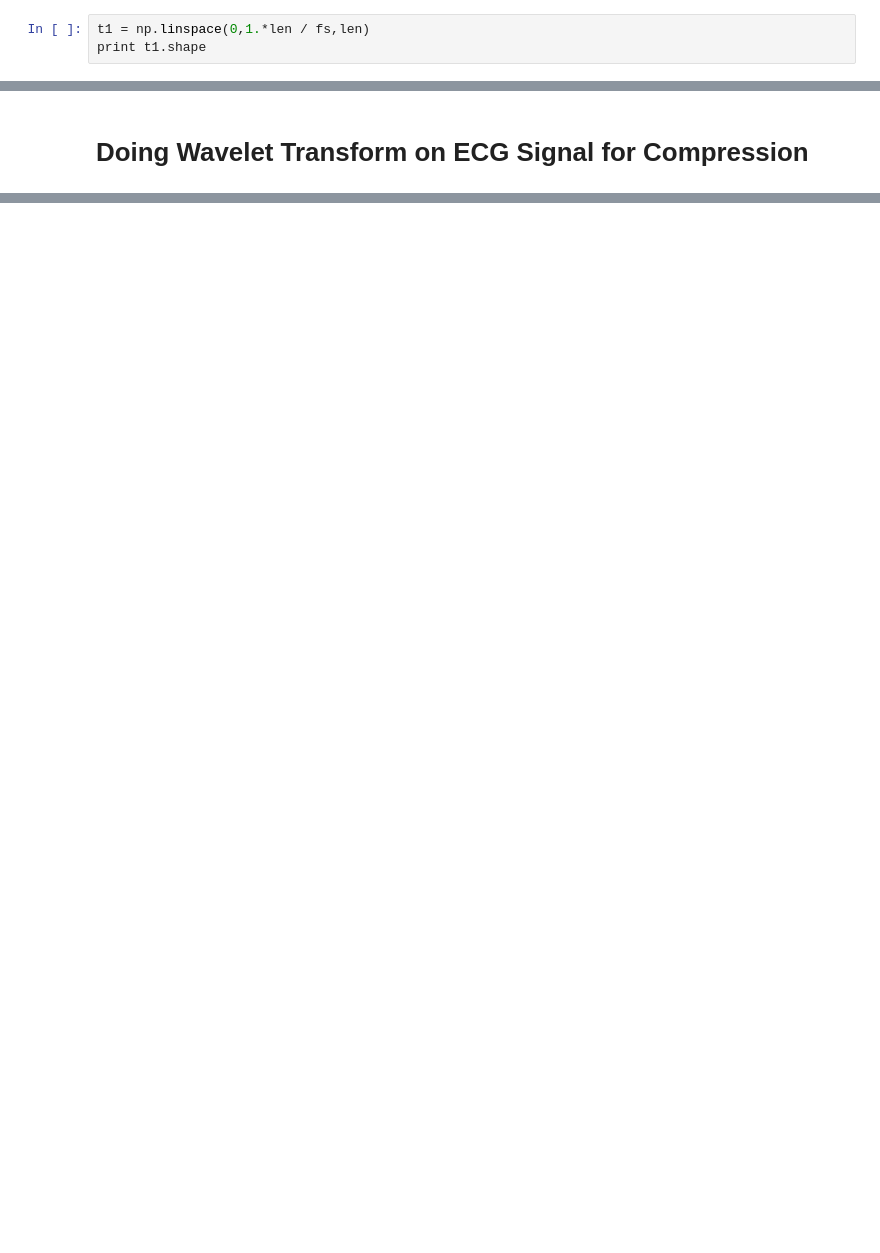
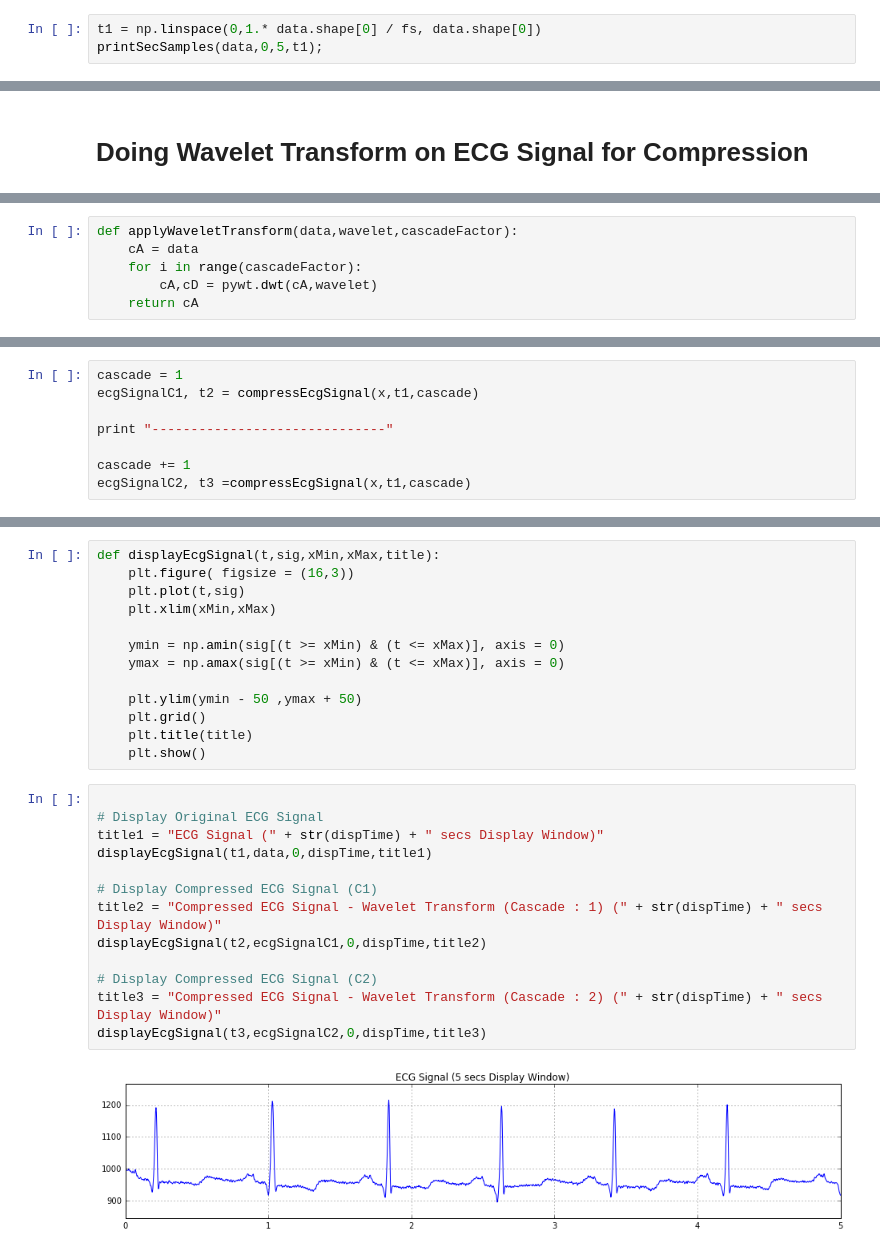
Before and after one commit to honorforlee/python-RR-detection, a Jupyter notebook: rr-detection.ipynb, the cells around one changed output, grey strips where cells are left out. Cells and saved outputs as stored; diff of their text form; blank space fills up the shorter version.

```diff
--- a/rr-detection.ipynb
+++ b/rr-detection.ipynb
@@ -24,4 +30,4 @@ Samples Count :  650000
 # %%
-t1 = np.linspace(0,1.*len / fs,len)
-print t1.shape
+t1 = np.linspace(0,1.* data.shape[0] / fs, data.shape[0])
+printSecSamples(data,0,5,t1);
 # %% [output]
@@ -49,0 +37,6 @@ Hello Kuttayy !
+# %%
+def applyWaveletTransform(data,wavelet,cascadeFactor):
+    cA = data
+    for i in range(cascadeFactor):
+        cA,cD = pywt.dwt(cA,wavelet)
+    return cA
@@ -49,0 +56,8 @@ Hello Kuttayy !
+# %%
+cascade = 1
+ecgSignalC1, t2 = compressEcgSignal(x,t1,cascade)
+
+print "------------------------------"
+
+cascade += 1
+ecgSignalC2, t3 =compressEcgSignal(x,t1,cascade)
@@ -49,0 +72,28 @@ Hello Kuttayy !
+# %%
+def displayEcgSignal(t,sig,xMin,xMax,title):
+    plt.figure( figsize = (16,3))
+    plt.plot(t,sig)
+    plt.xlim(xMin,xMax)
+
+    ymin = np.amin(sig[(t >= xMin) & (t <= xMax)], axis = 0)
+    ymax = np.amax(sig[(t >= xMin) & (t <= xMax)], axis = 0)
+
+    plt.ylim(ymin - 50 ,ymax + 50)
+    plt.grid()
+    plt.title(title)
+    plt.show()
+# %%
+
+# Display Original ECG Signal
+title1 = "ECG Signal (" + str(dispTime) + " secs Display Window)"
+displayEcgSignal(t1,data,0,dispTime,title1)
+
+# Display Compressed ECG Signal (C1)
+title2 = "Compressed ECG Signal - Wavelet Transform (Cascade : 1) (" + str(dispTime) + " secs Display Window)"
+displayEcgSignal(t2,ecgSignalC1,0,dispTime,title2)
+
+# Display Compressed ECG Signal (C2)
+title3 = "Compressed ECG Signal - Wavelet Transform (Cascade : 2) (" + str(dispTime) + " secs Display Window)"
+displayEcgSignal(t3,ecgSignalC2,0,dispTime,title3)
+# %% [output]
+[figure, added]
```
Also changed, not shown: parts of 15 cells of this notebook, 1 other file.
